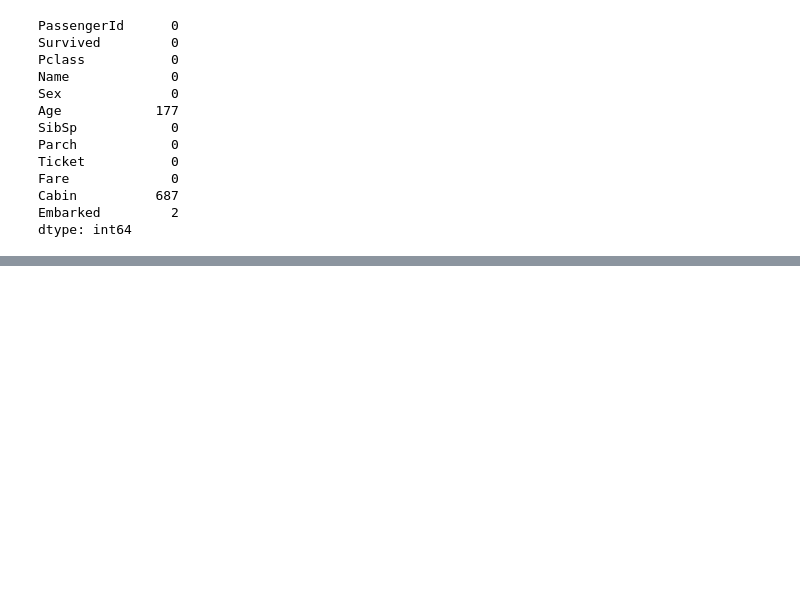
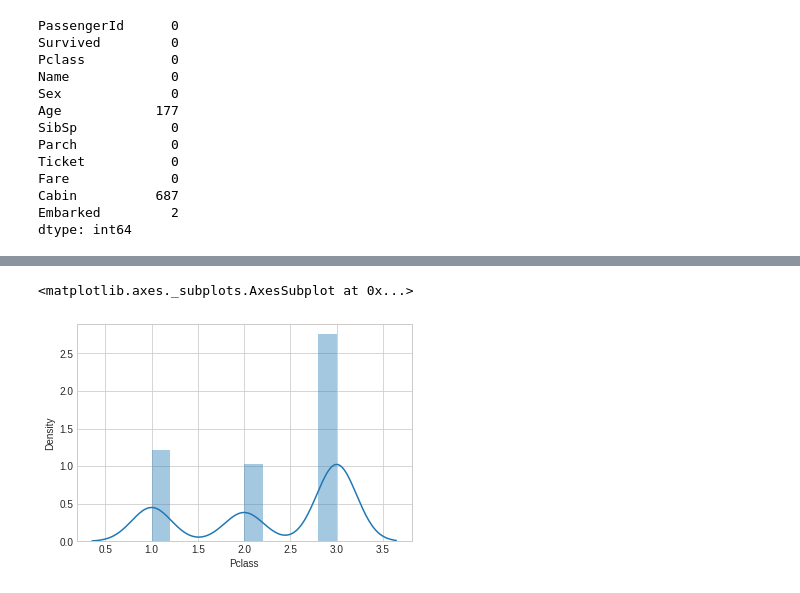
Before and after one commit to VallabhK/TitanicKaggle, a Jupyter notebook: Titanic_MLfromDisaster.ipynb, the cells around one changed output, grey strips where cells are left out. Cells and saved outputs as stored; diff of their text form; code cells hidden in the pictures; blank space fills up the shorter version.

```diff
--- a/Titanic_MLfromDisaster.ipynb
+++ b/Titanic_MLfromDisaster.ipynb
@@ -145,0 +193,5 @@ df_con = pd.DataFrame() # for continuous variables
+# %%
+sns.distplot(train.Pclass)
+# %% [output]
+<matplotlib.axes._subplots.AxesSubplot at 0x...>
+[figure, added]
```
Also changed, not shown: parts of 6 cells of this notebook.
